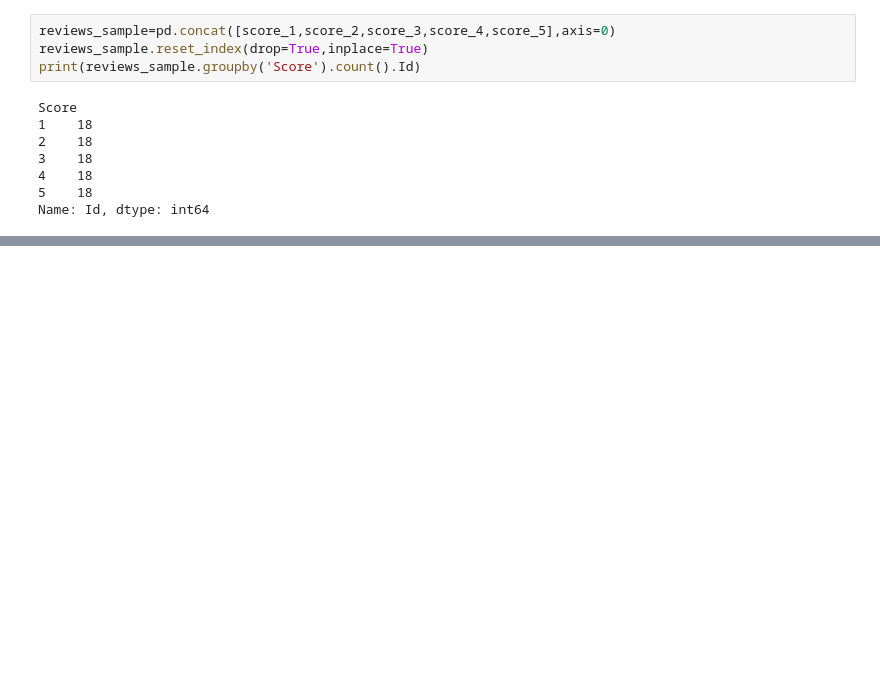
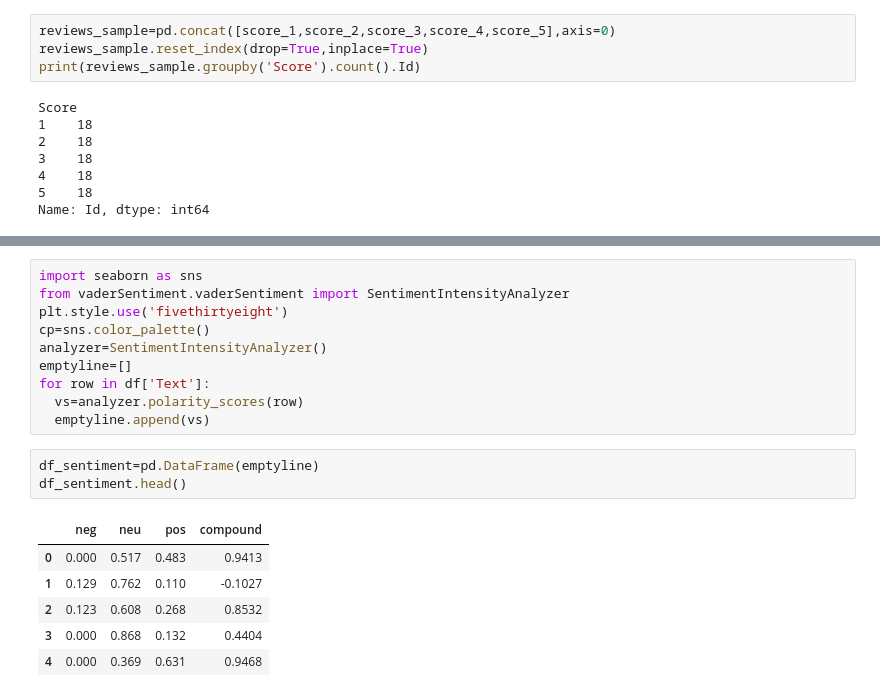
Before and after one commit to Akshithaaa11/NLP-excelr, a Jupyter notebook: Sentiment_analysis.ipynb, the cells around one changed output, grey strips where cells are left out. Drawn from its saved outputs; the diff is of its cells as text; blank space fills up the shorter version.

```diff
--- a/Sentiment_analysis.ipynb
+++ b/Sentiment_analysis.ipynb
@@ -124,0 +160,20 @@ plt.show()
+# %%
+import seaborn as sns
+from vaderSentiment.vaderSentiment import SentimentIntensityAnalyzer
+plt.style.use('fivethirtyeight')
+cp=sns.color_palette()
+analyzer=SentimentIntensityAnalyzer()
+emptyline=[]
+for row in df['Text']:
+  vs=analyzer.polarity_scores(row)
+  emptyline.append(vs)
+# %%
+df_sentiment=pd.DataFrame(emptyline)
+df_sentiment.head()
+# %% [output]
+|  | neg | neu | pos | compound |
+| 0 | 0.000 | 0.517 | 0.483 | 0.9413 |
+| 1 | 0.129 | 0.762 | 0.110 | -0.1027 |
+| 2 | 0.123 | 0.608 | 0.268 | 0.8532 |
+| 3 | 0.000 | 0.868 | 0.132 | 0.4404 |
+| 4 | 0.000 | 0.369 | 0.631 | 0.9468 |
```
Also changed, not shown: parts of 5 cells of this notebook.
